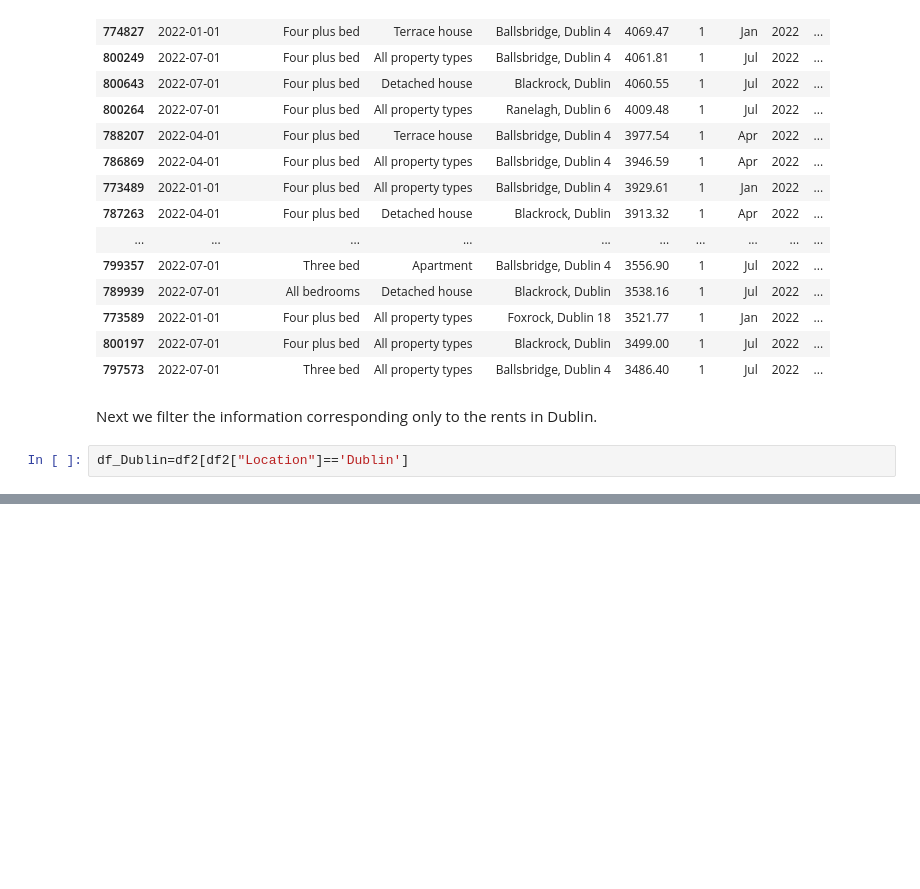
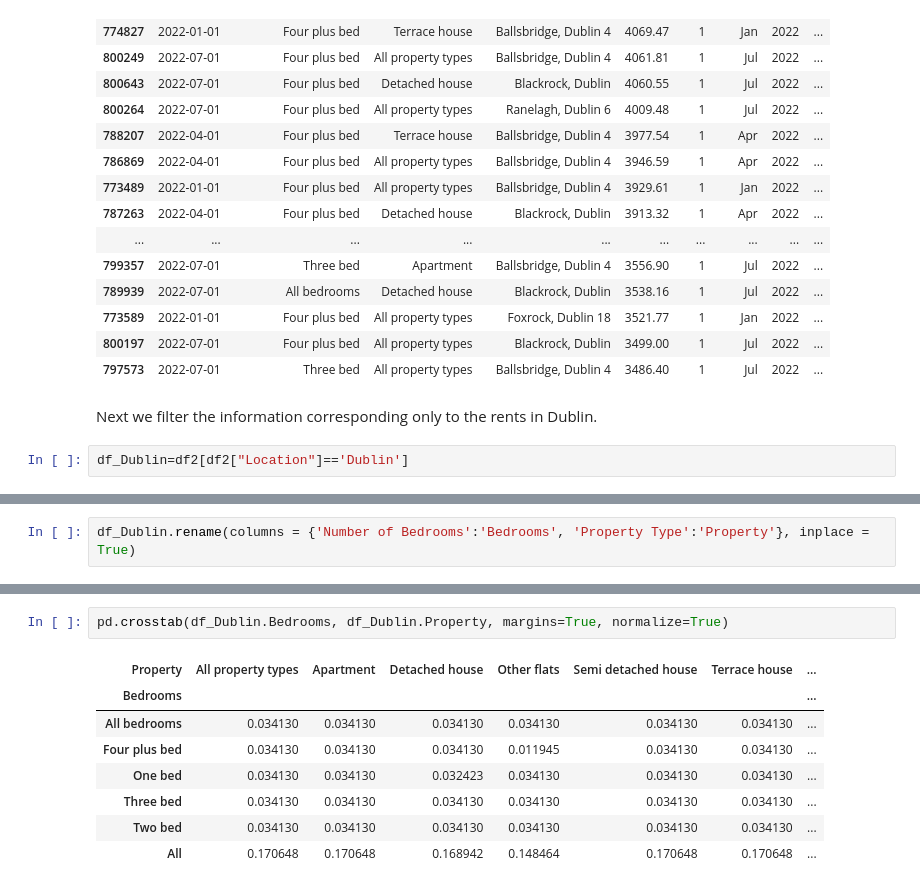
Before and after one commit to FabyBarrios/python, a Jupyter notebook: Statistics/Rents_Ireland.ipynb, the cells around one changed output, grey strips where cells are left out. Drawn from its saved outputs; the diff is of its cells as text; blank space fills up the shorter version.

Commit message:
crosstab

```diff
--- a/Statistics/Rents_Ireland.ipynb
+++ b/Statistics/Rents_Ireland.ipynb
@@ -523,0 +524,2 @@ plt.savefig('pointplot.png', dpi=300, bbox_inches='tight');
+# %%
+df_Dublin.rename(columns = {'Number of Bedrooms':'Bedrooms', 'Property Type':'Property'}, inplace = True)
@@ -523,0 +541,11 @@ plt.savefig('pointplot.png', dpi=300, bbox_inches='tight');
+# %%
+pd.crosstab(df_Dublin.Bedrooms, df_Dublin.Property, margins=True, normalize=True)
+# %% [output]
+| Property | All property types | Apartment | Detached house | Other flats | Semi detached house | Terrace house | ... |
+| Bedrooms |  |  |  |  |  |  | ... |
+| All bedrooms | 0.034130 | 0.034130 | 0.034130 | 0.034130 | 0.034130 | 0.034130 | ... |
+| Four plus bed | 0.034130 | 0.034130 | 0.034130 | 0.011945 | 0.034130 | 0.034130 | ... |
+| One bed | 0.034130 | 0.034130 | 0.032423 | 0.034130 | 0.034130 | 0.034130 | ... |
+| Three bed | 0.034130 | 0.034130 | 0.034130 | 0.034130 | 0.034130 | 0.034130 | ... |
+| Two bed | 0.034130 | 0.034130 | 0.034130 | 0.034130 | 0.034130 | 0.034130 | ... |
+| All | 0.170648 | 0.170648 | 0.168942 | 0.148464 | 0.170648 | 0.170648 | ... |
```
Also changed, not shown: parts of 6 cells of this notebook.
